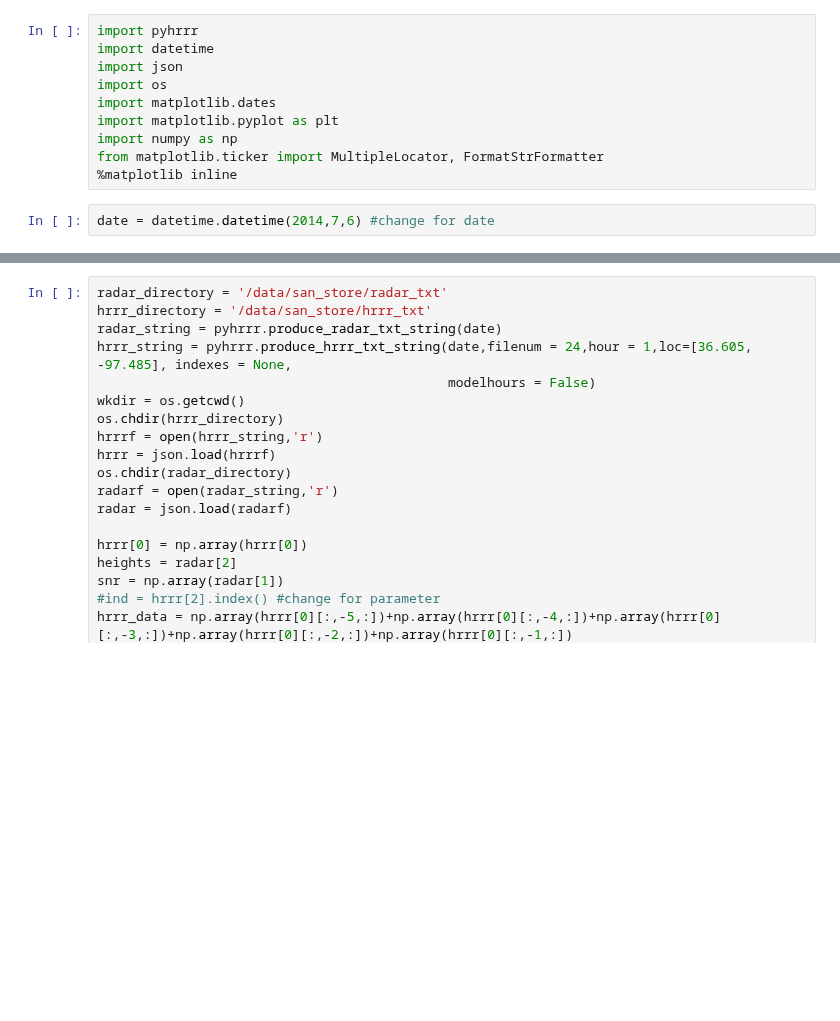
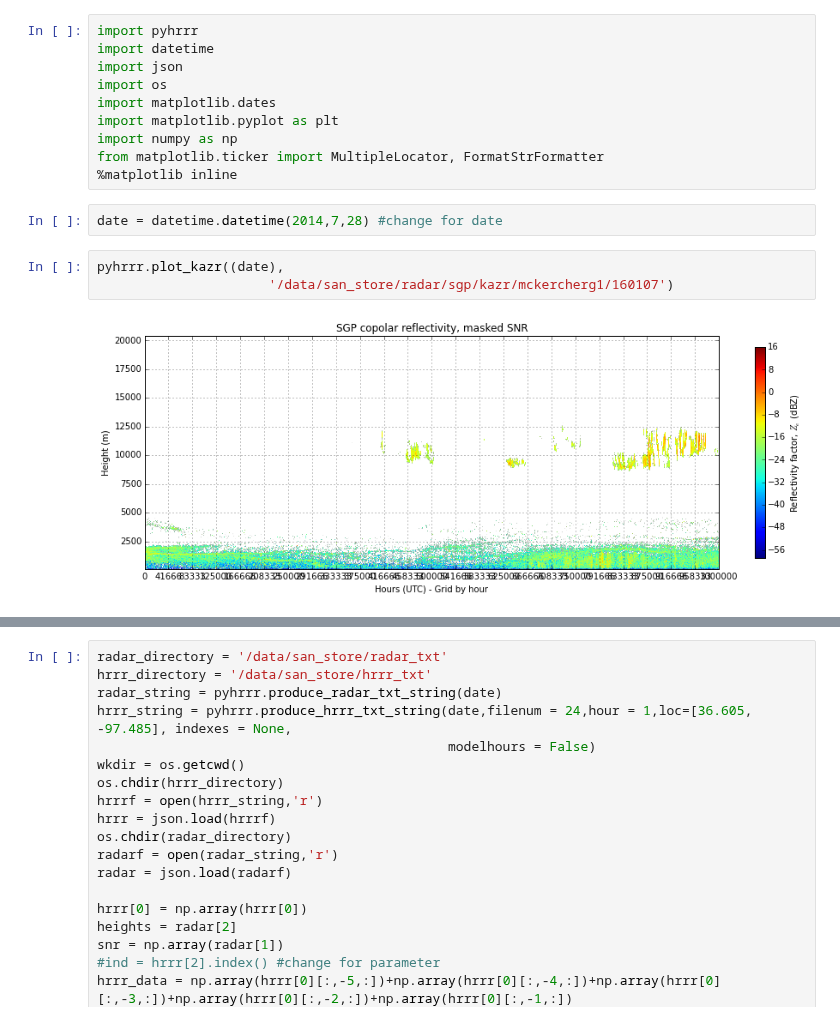
Before and after one commit to EVS-ATMOS/HRRR, a Jupyter notebook: notebooks/Data Analysis.ipynb, the cells around one changed output, grey strips where cells are left out. Cells and saved outputs as stored; diff of their text form; blank space fills up the shorter version.

```diff
--- a/notebooks/Data Analysis.ipynb
+++ b/notebooks/Data Analysis.ipynb
@@ -9,4 +9,9 @@ import numpy as np
 from matplotlib.ticker import MultipleLocator, FormatStrFormatter
 %matplotlib inline
 # %%
-date = datetime.datetime(2014,7,6) #change for date
+date = datetime.datetime(2014,7,28) #change for date
+# %%
+pyhrrr.plot_kazr((date),
+                      '/data/san_store/radar/sgp/kazr/mckercherg1/160107')
+# %% [output]
+[figure, added]
```
Also changed, not shown: parts of 10 cells of this notebook, 8 other files.
